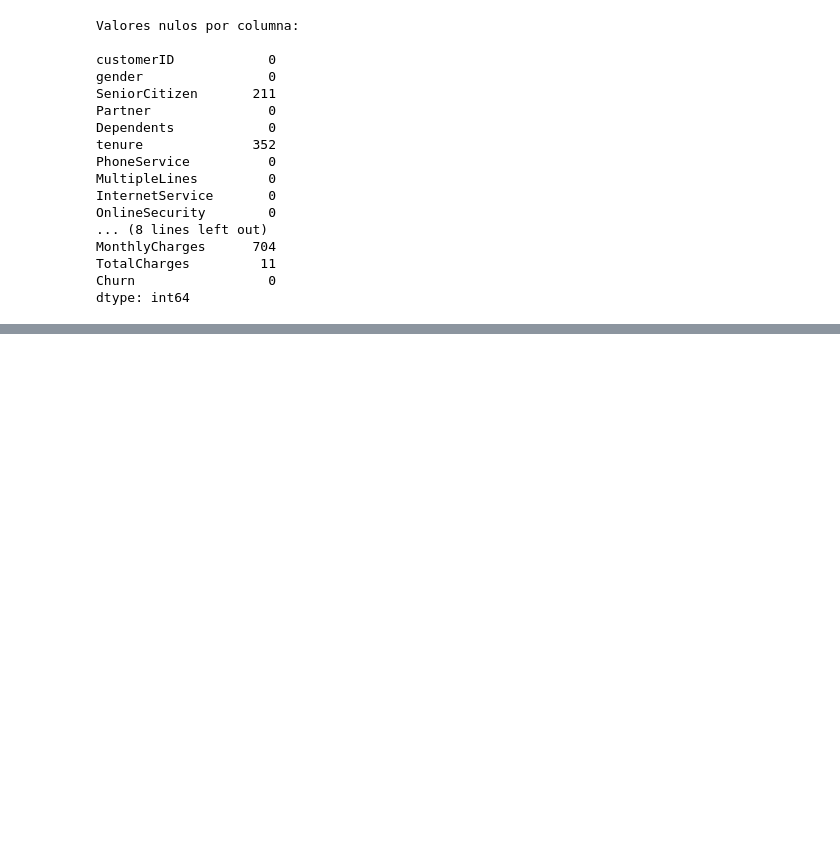
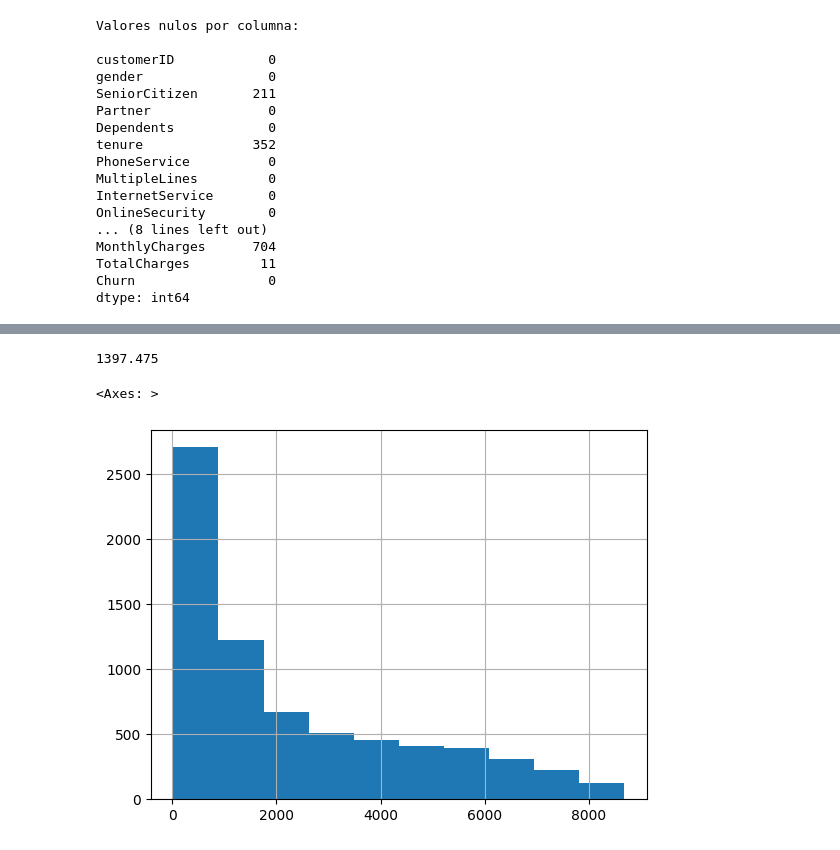
Before and after one commit to PALACIOS1259/Cienciadedatos, a Jupyter notebook: Untitled.ipynb, the cells around one changed output, grey strips where cells are left out. Drawn from its saved outputs; the diff is of its cells as text; code cells hidden in the pictures; blank space fills up the shorter version.

```diff
--- a/Untitled.ipynb
+++ b/Untitled.ipynb
@@ -105,0 +121,9 @@ dtype: int64
+# %%
+df['TotalCharges'].median()
+# %% [output]
+1397.475
+# %%
+df['TotalCharges'].hist()
+# %% [output]
+<Axes: >
+[figure, added]
```
Also changed, not shown: parts of 11 cells of this notebook.
